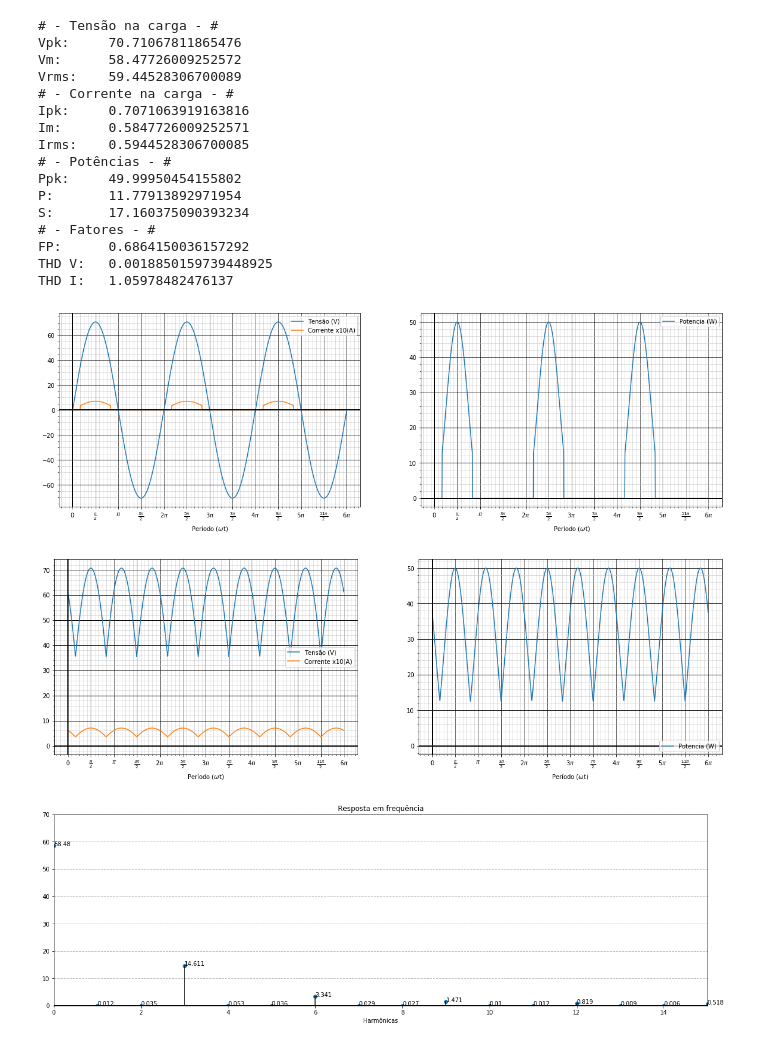
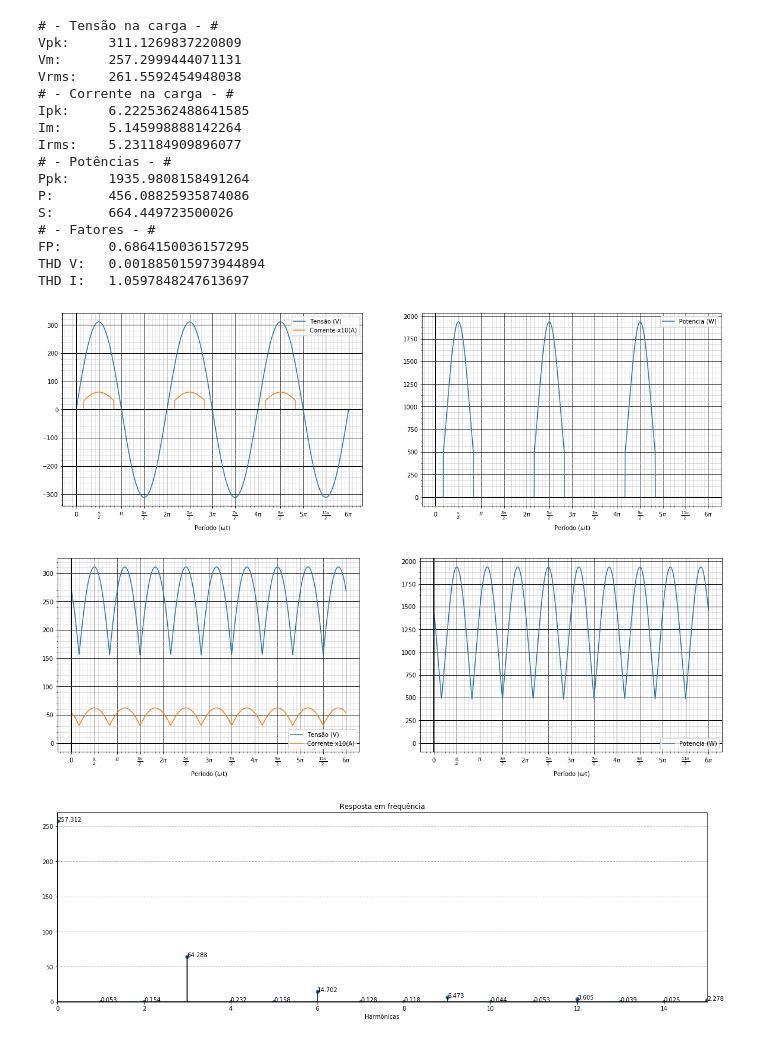
Before and after one commit to diesson/retificadores_python, a Jupyter notebook: 20 Retificador trifásico com ponto médio (Carga R).ipynb, the cells around one changed output. Cells and saved outputs as stored; diff of their text form; code cells hidden in the pictures.

```diff
--- a/20 Retificador trifásico com ponto médio (Carga R).ipynb
+++ b/20 Retificador trifásico com ponto médio (Carga R).ipynb
@@ -12,8 +12,8 @@ from funcoes import *
 ############# RETIFICADOR MEIA ONDA #############
 #################### CARGA R ####################
 
-V_pk = 50*sqrt(2)
-R = 100
+V_pk = 220*sqrt(2)
+R = 50
 
 T = 2*pi
 a = pi/6 #30º
@@ -42,45 +42,45 @@ Vin_rms = calculo_rms(func_vin)
 # Corrente de entrada de uma fase do retificador trifásico com ponto médio
 func_iin = '(' + func_iout + f')*{degrau(a, b)}'
 Iin_media = calculo_medio(func_iin)
 Iin_rms = calculo_rms(func_iin)
 
 # Potencia ativa e aparente da entrada do retificador trifásico com ponto médio
 func_p = '(' + func_vin + ')*(' + func_iin + ')'
 P = calculo_medio(func_p)
 S = Iin_rms*V_pk/sqrt(2)
 P_pk = calculo_pk(func_p)
 
 FP = P/S
 thdV = calculo_thd(func_vin, T)
 thdI = calculo_thd(func_iin, T)
 
 print("# - Tensão na carga - #"   , "\nVpk:\t"  , V_pk, "\nVm: \t"  , Vout_media, "\nVrms: \t", Vout_rms)
 print("# - Corrente na carga - #" , "\nIpk: \t" , I_pk, "\nIm: \t"  , Iout_media, "\nIrms: \t", Iout_rms)
 print("# - Potências - #"         , "\nPpk:\t"  , P_pk, "\nP: \t"   , P         , "\nS: \t"   , S)
 print("# - Fatores - #"           , "\nFP:\t"   , FP  , "\nTHD V:\t", thdV      , "\nTHD I:\t", thdI)
 
 plot_info(func_vin, func_iin, xlim=(0, T))
 plot_info(func_vout, func_iout, xlim=(0, T))
 
 fig, (ax2) = plt.subplots(1, 1, figsize=(20, 6), sharey=True, sharex=True)
 plot_fft(func_vout, ax2, T=2*np.pi, n_harmonicas = 15)
 # %% [output]
 # - Tensão na carga - #
-Vpk:     70.71067811865476
-Vm:      58.47726009252572
-Vrms:    59.44528306700089
+Vpk:     311.1269837220809
+Vm:      257.2999444071131
+Vrms:    261.5592454948038
 # - Corrente na carga - #
-Ipk:     0.7071063919163816
-Im:      0.5847726009252571
-Irms:    0.5944528306700085
+Ipk:     6.2225362488641585
+Im:      5.145998888142264
+Irms:    5.231184909896077
 # - Potências - #
-Ppk:     49.99950454155802
-P:       11.77913892971954
-S:       17.160375090393234
+Ppk:     1935.9808158491264
+P:       456.08825935874086
+S:       664.449723500026
 # - Fatores - #
-FP:      0.6864150036157292
-THD V:   0.0018850159739448925
-THD I:   1.05978482476137
+FP:      0.6864150036157295
+THD V:   0.001885015973944894
+THD I:   1.0597848247613697
-[figure, old version]
+[figure, new version]
-[figure, old version]
+[figure, new version]
-[figure, old version]
+[figure, new version]
```
Also changed, not shown: parts of 1 cell of this notebook, 2 other files.
